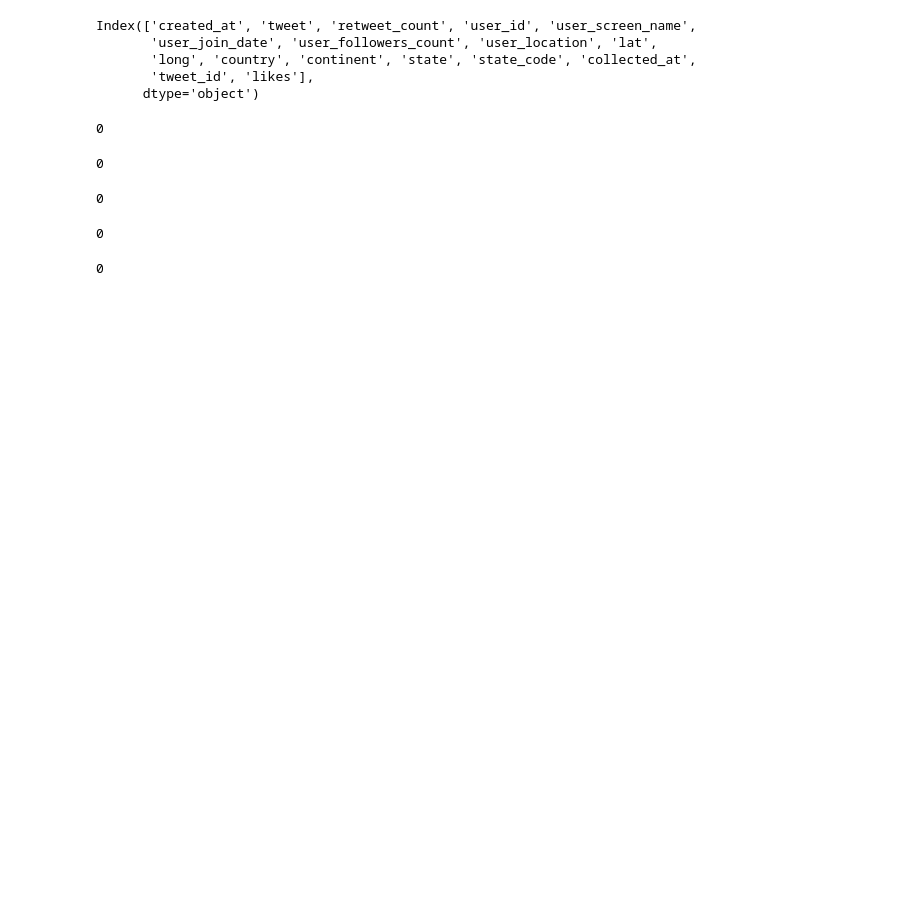
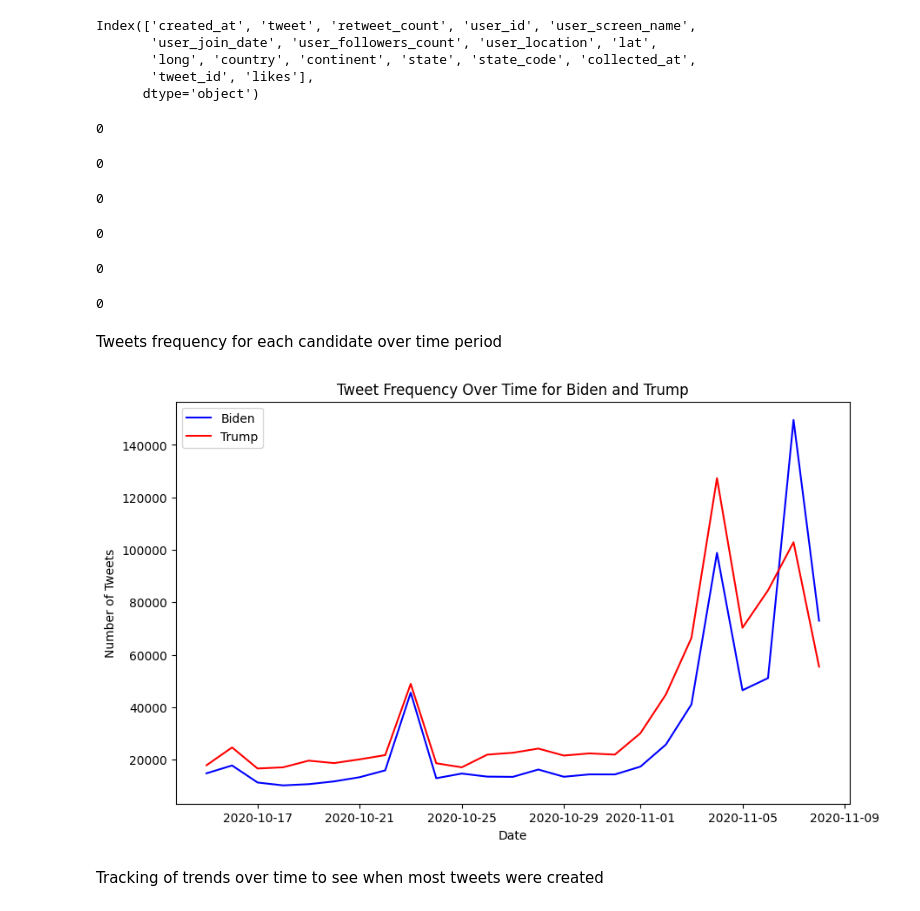
Before and after one commit to ElenaIurchenkoMatlas/twitterelection_dataanalysis, a Jupyter notebook: project_tweeterelection.ipynb, the cells around one changed output. Drawn from its saved outputs; the diff is of its cells as text; code cells hidden in the pictures; blank space fills up the shorter version.

Commit message:
Tweet Frequency over time for each candidate. Plot

```diff
--- a/project_tweeterelection.ipynb
+++ b/project_tweeterelection.ipynb
@@ -307,3 +307,36 @@ retweet_duplicates_trump = df_donaldtrump.duplicated(subset=['tweet_id', 'retwee
 print(retweet_duplicates_trump)
 # %% [output]
 0
+# %%
+# Check how many duplicate rows there are based on 'tweet_id' and 'retweet'
+retweet_duplicates_biden = df_joebiden.duplicated(subset=['tweet_id', 'retweet_count']).sum()
+print(retweet_duplicates_biden)
+# %% [output]
+0
+# %% [markdown]
+Tweets frequency for each candidate over time period
+# %%
+import matplotlib.pyplot as plt
+
+# Group by date and count tweets for Biden
+tweet_frequency_biden = df_joebiden.groupby(df_joebiden['created_at'].dt.date)['tweet_id'].count()
+
+# Group by date and count tweets for Trump
+tweet_frequency_trump = df_donaldtrump.groupby(df_donaldtrump['created_at'].dt.date)['tweet_id'].count()
+
+# Plot
+plt.figure(figsize=(10, 6))
+plt.plot(tweet_frequency_biden.index, tweet_frequency_biden.values, label='Biden', color='blue')
+plt.plot(tweet_frequency_trump.index, tweet_frequency_trump.values, label='Trump', color='red')
+
+plt.title('Tweet Frequency Over Time for Biden and Trump')
+plt.xlabel('Date')
+plt.ylabel('Number of Tweets')
+
+plt.legend()
+
+plt.show()
+# %% [output]
+[figure, added]
+# %% [markdown]
+Tracking of trends over time to see when most tweets were created
```
Also changed, not shown: parts of 5 cells of this notebook.
